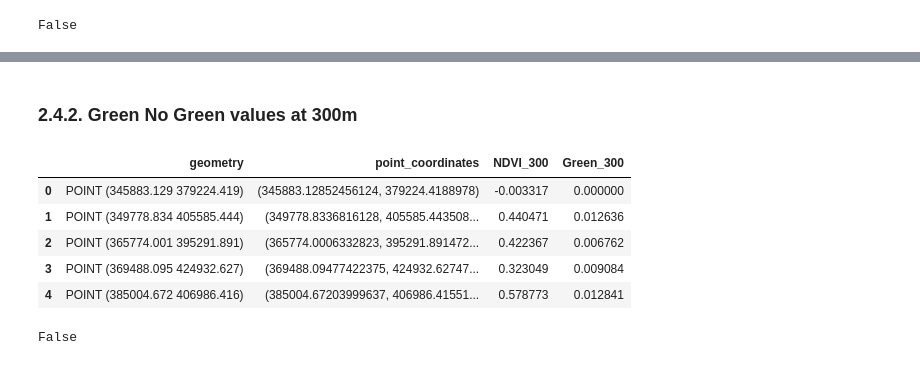
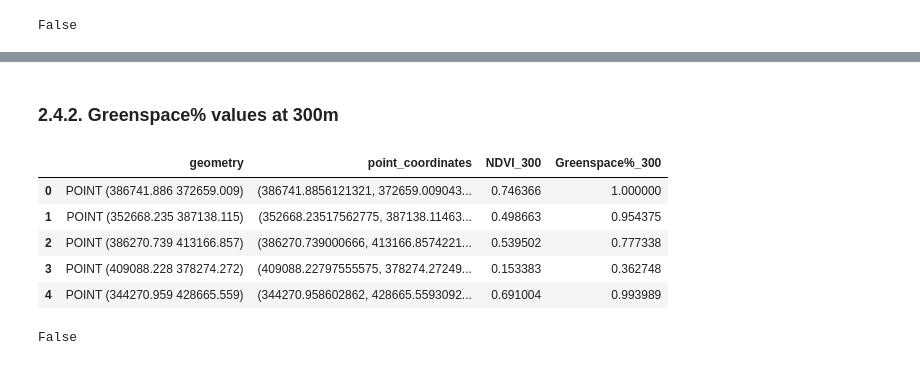
Before and after one commit to alexdelai/NDVI-dimist, a Jupyter notebook: script_greenspace_dataframe.ipynb, the cells around one changed output, grey strips where cells are left out. Saved outputs shown, nothing was run; the diff lists cells and outputs as text; code cells hidden in the pictures.

```diff
--- a/script_greenspace_dataframe.ipynb
+++ b/script_greenspace_dataframe.ipynb
@@ -871,19 +916,19 @@ gdf_100.to_file("thesis_project/output/greenspace_metrics_100.json", driver="Geo
 # %% [markdown]
-### 2.4.2. Green No Green values at 300m
+### 2.4.2. Greenspace% values at 300m
 # %%
 # open the raster and store metadata
-green_src_300 = rasterio.open("thesis_project/output/green_output_300.tif")
+green_src_300 = rasterio.open("thesis_project/output/greenspace_output_300_fft.tif")
 
 # sample the raster at every point location and store values in Geodataframe
-gdf_300['Green_300'] = [x[0] for x in green_src_300.sample(gdf_300.point_coordinates)]
+gdf_300['Greenspace%_300'] = [x[0] for x in green_src_300.sample(gdf_300.point_coordinates)]
 gdf_300.head()
 # %% [output]
-|  | geometry | point_coordinates | NDVI_300 | Green_300 |
-| 0 | POINT (345883.129 379224.419) | (345883.12852456124, 379224.4188978) | -0.003317 | 0.000000 |
-| 1 | POINT (349778.834 405585.444) | (349778.8336816128, 405585.443508... | 0.440471 | 0.012636 |
-| 2 | POINT (365774.001 395291.891) | (365774.0006332823, 395291.891472... | 0.422367 | 0.006762 |
-| 3 | POINT (369488.095 424932.627) | (369488.09477422375, 424932.62747... | 0.323049 | 0.009084 |
-| 4 | POINT (385004.672 406986.416) | (385004.67203999637, 406986.41551... | 0.578773 | 0.012841 |
+|  | geometry | point_coordinates | NDVI_300 | Greenspace%_300 |
+| 0 | POINT (386741.886 372659.009) | (386741.8856121321, 372659.009043... | 0.746366 | 1.000000 |
+| 1 | POINT (352668.235 387138.115) | (352668.23517562775, 387138.11463... | 0.498663 | 0.954375 |
+| 2 | POINT (386270.739 413166.857) | (386270.739000666, 413166.8574221... | 0.539502 | 0.777338 |
+| 3 | POINT (409088.228 378274.272) | (409088.22797555575, 378274.27249... | 0.153383 | 0.362748 |
+| 4 | POINT (344270.959 428665.559) | (344270.958602862, 428665.5593092... | 0.691004 | 0.993989 |
 # %%
 # check if null values in gdf
 gdf_300.isnull().values.any()
```
Also changed, not shown: parts of 145 cells of this notebook.
